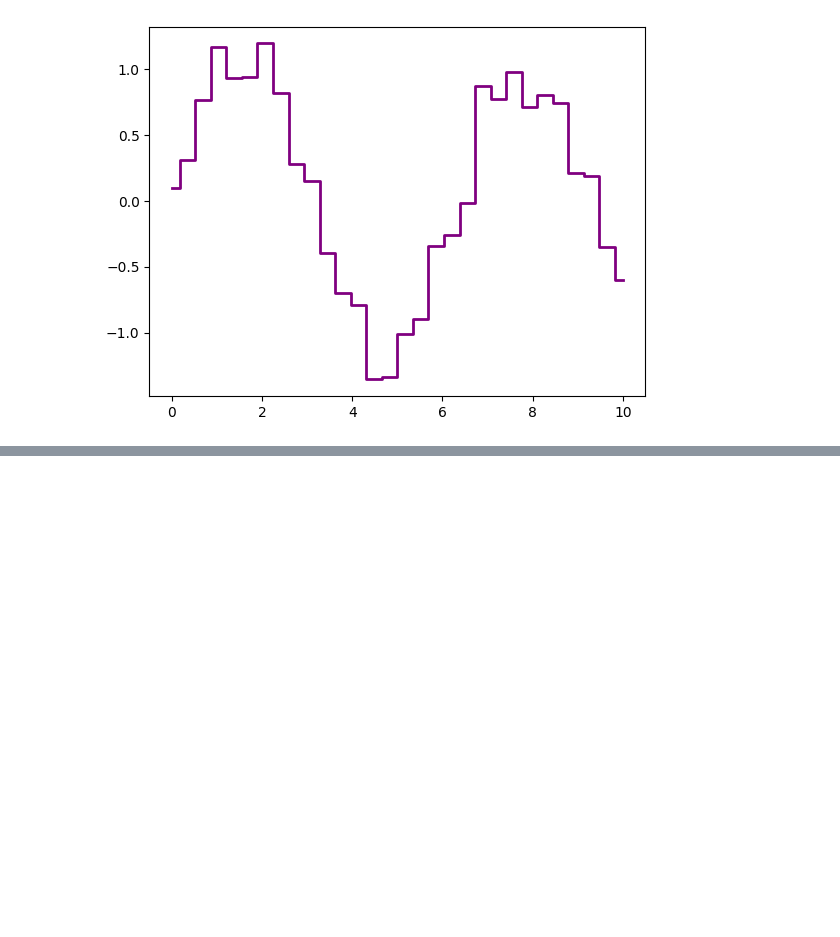
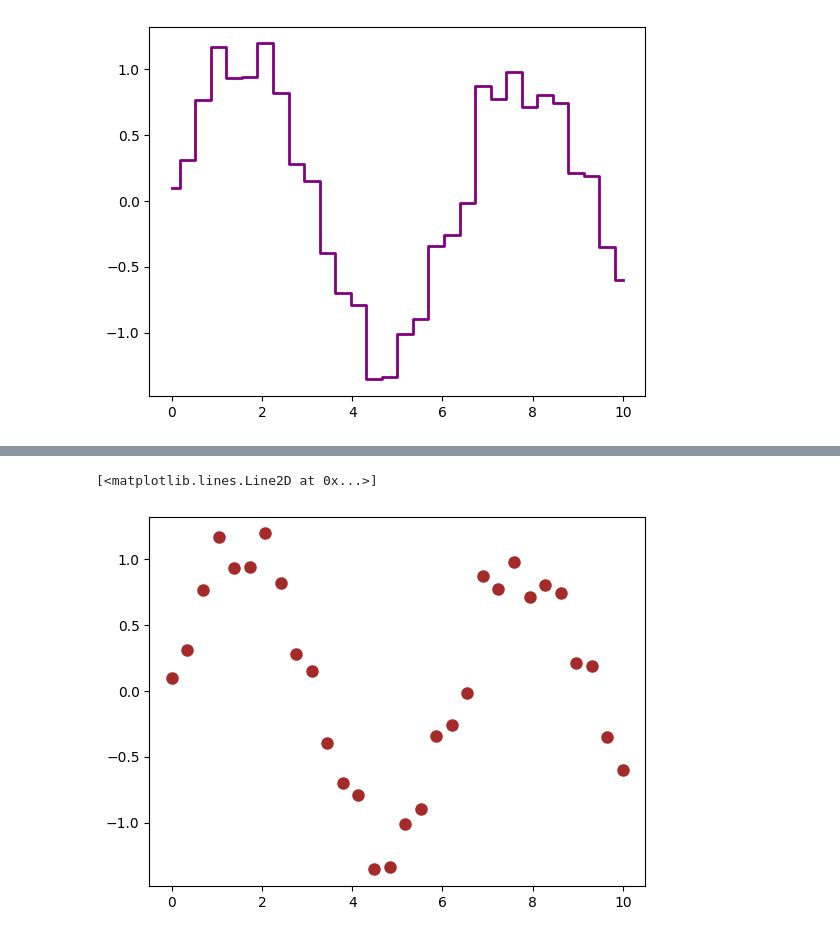
Before and after one commit to rvigneshwaran/datascience-implementations, a Jupyter notebook: 01-data-science-fundamentals/02-statistical-data-visualization/02-matplotlib-visualization/01-line-plot/01-line-plot.ipynb, the cells around one changed output, grey strips where cells are left out. Cells and saved outputs as stored; diff of their text form; code cells hidden in the pictures; blank space fills up the shorter version.

```diff
--- a/01-data-science-fundamentals/02-statistical-data-visualization/02-matplotlib-visualization/01-line-plot/01-line-plot.ipynb
+++ b/01-data-science-fundamentals/02-statistical-data-visualization/02-matplotlib-visualization/01-line-plot/01-line-plot.ipynb
@@ -224,0 +249,6 @@ plt.step(x, y, label='Stepped Line', color='purple', linewidth=2, where='mid')
+# %%
+# Example 29: Line with Markers Only
+plt.plot(x, y, label='Sin(x) + Noise', color='brown', marker='o', linestyle='None', markersize=8)
+# %% [output]
+[<matplotlib.lines.Line2D at 0x...>]
+[figure, added]
```
Also changed, not shown: parts of 3 cells of this notebook.
